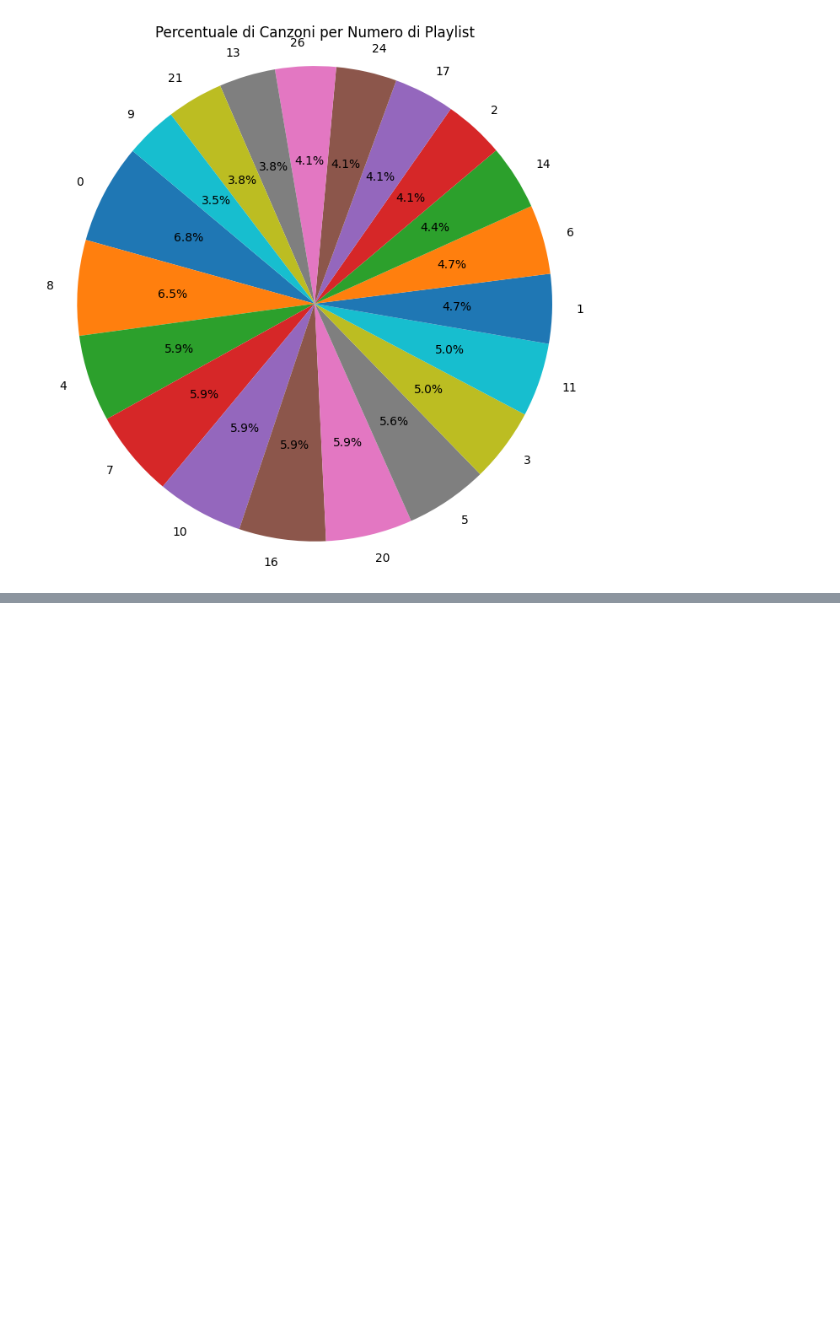
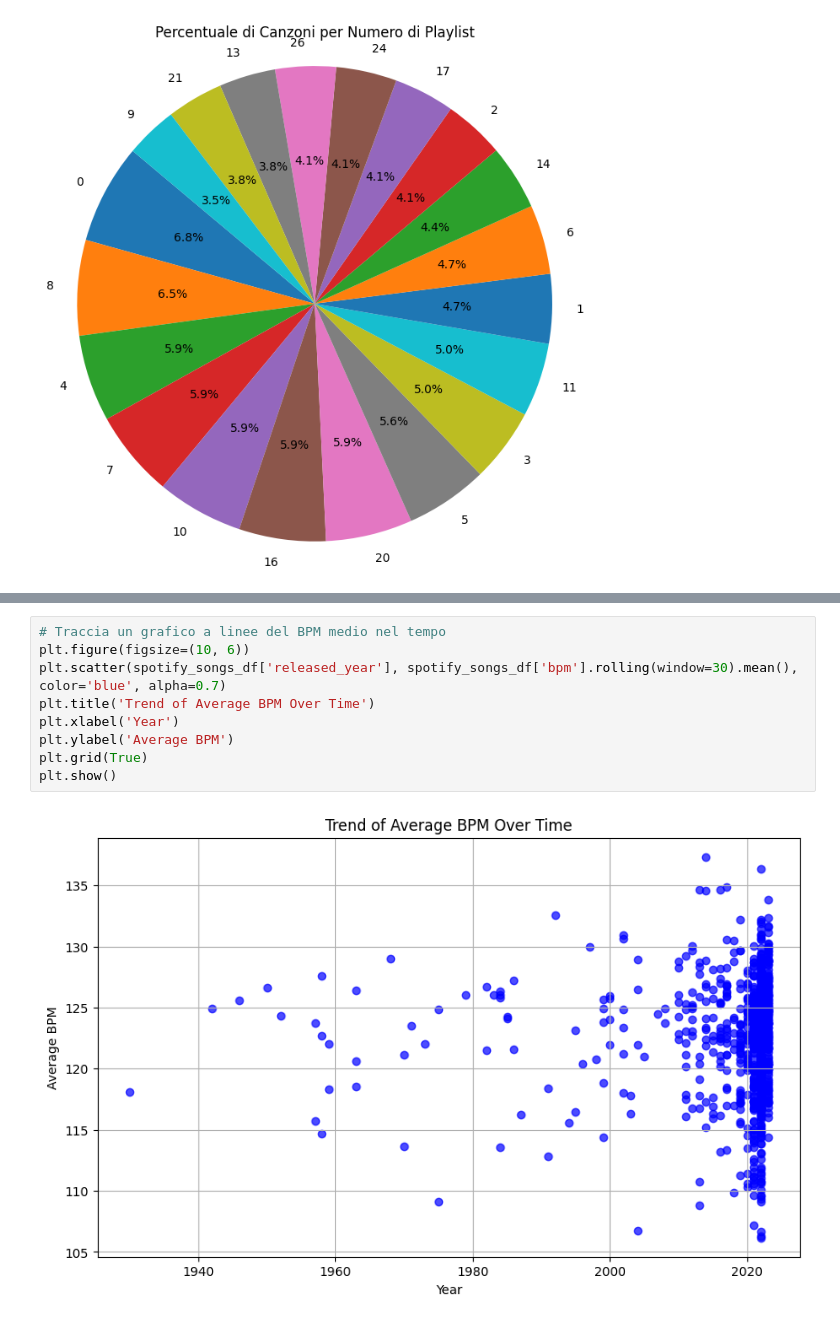
Before and after one commit to IsabellaPodavini/top_spotify_songs_2023, a Jupyter notebook: project.ipynb, the cells around one changed output, grey strips where cells are left out. Drawn from its saved outputs; the diff is of its cells as text; blank space fills up the shorter version.

```diff
--- a/project.ipynb
+++ b/project.ipynb
@@ -393,0 +469,11 @@ dtype: int64
+# %%
+# Traccia un grafico a linee del BPM medio nel tempo
+plt.figure(figsize=(10, 6))
+plt.scatter(spotify_songs_df['released_year'], spotify_songs_df['bpm'].rolling(window=30).mean(), color='blue', alpha=0.7)
+plt.title('Trend of Average BPM Over Time')
+plt.xlabel('Year')
+plt.ylabel('Average BPM')
+plt.grid(True)
+plt.show()
+# %% [output]
+[figure, added]
```
Also changed, not shown: parts of 36 cells of this notebook.
